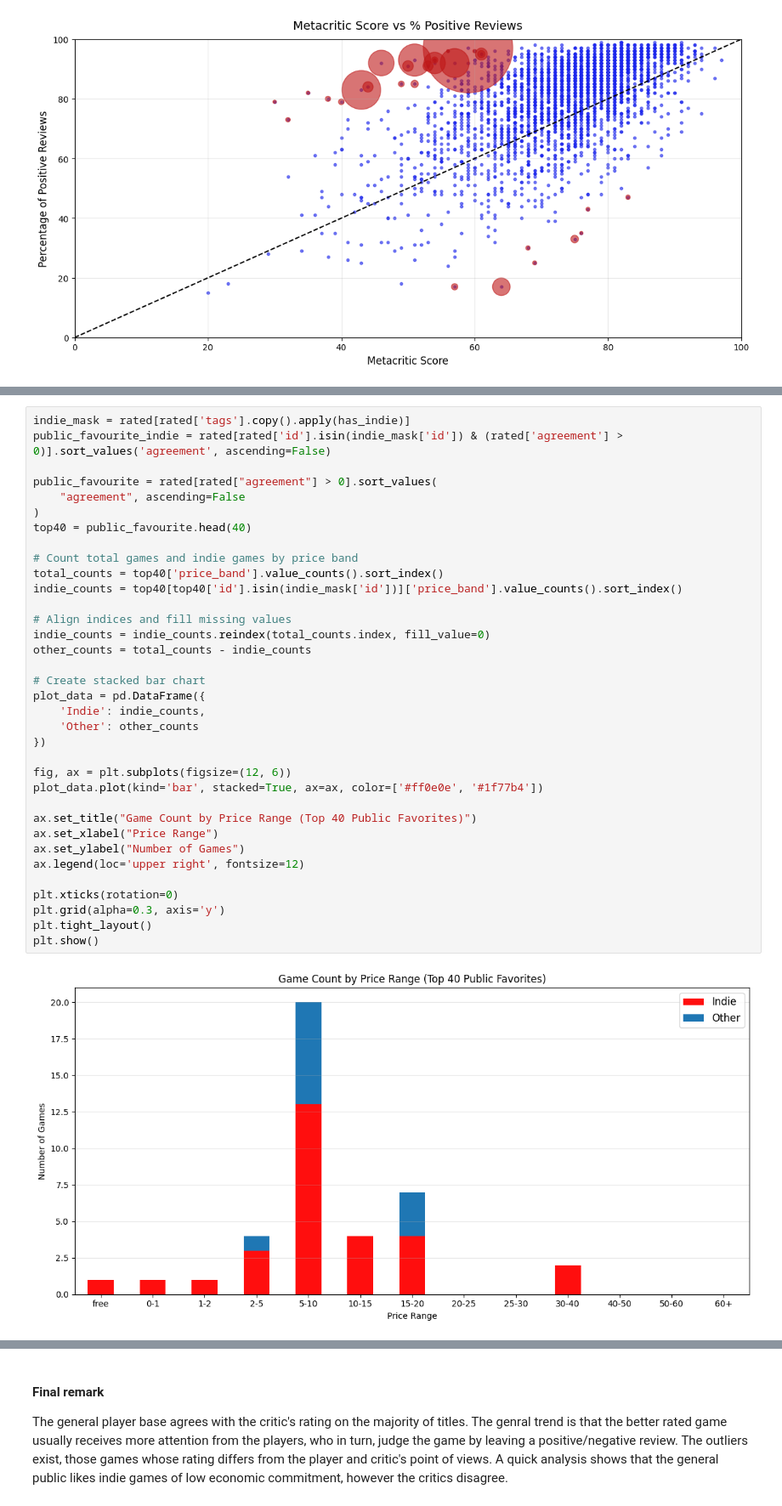
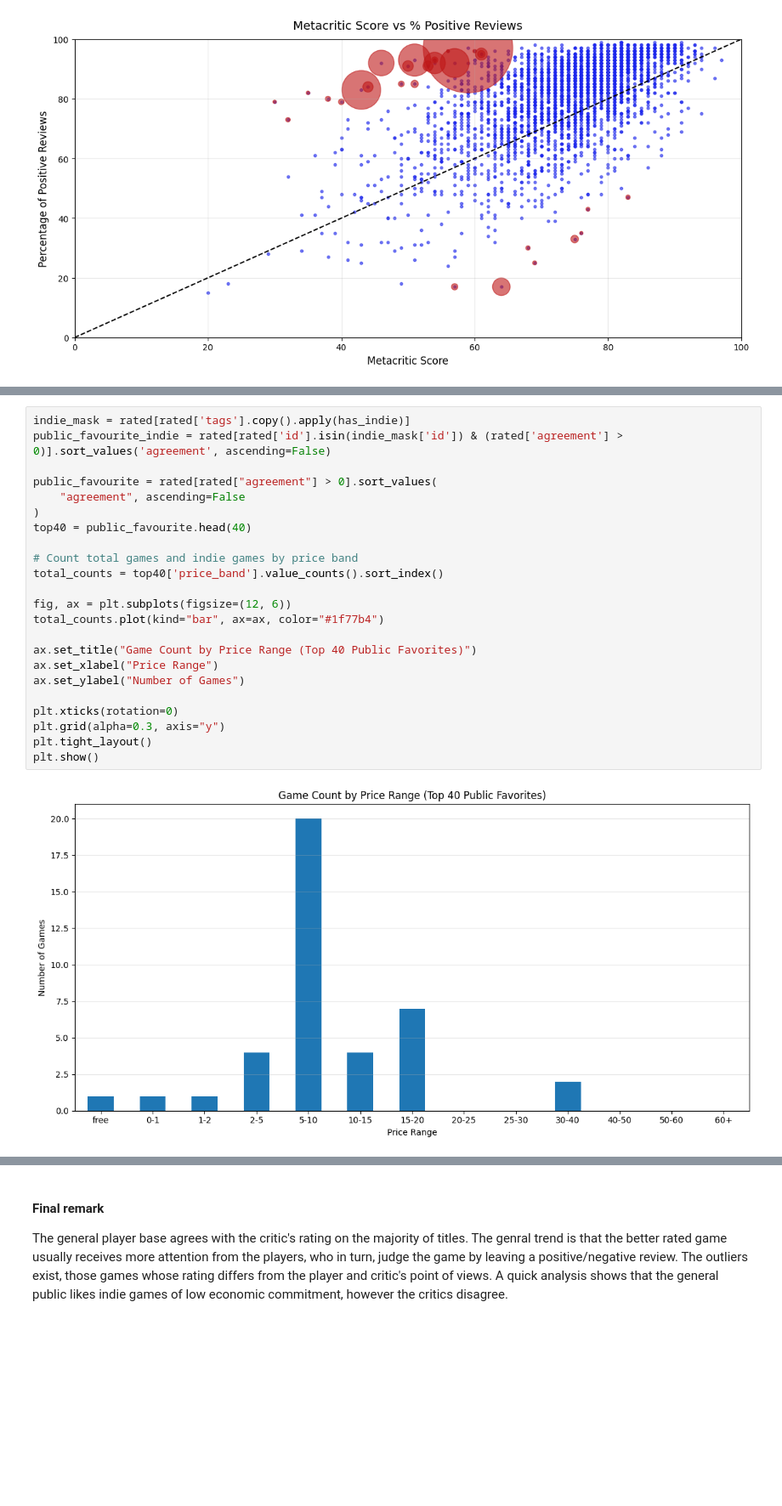
Before and after one commit to Jingrui-Zhu/SLDV, a Jupyter notebook: data_analysis.ipynb, the cells around one changed output, grey strips where cells are left out. Shown at 85% size. Saved outputs shown, nothing was run; the diff lists cells and outputs as text; blank space fills up the shorter version.

```diff
--- a/data_analysis.ipynb
+++ b/data_analysis.ipynb
@@ -1301,37 +1301,25 @@ The results show that most of the top 40 games are of the indie genre, and their
 # %%
 indie_mask = rated[rated['tags'].copy().apply(has_indie)]
 public_favourite_indie = rated[rated['id'].isin(indie_mask['id']) & (rated['agreement'] > 0)].sort_values('agreement', ascending=False)
 
 public_favourite = rated[rated["agreement"] > 0].sort_values(
     "agreement", ascending=False
 )
 top40 = public_favourite.head(40)
 
 # Count total games and indie games by price band
 total_counts = top40['price_band'].value_counts().sort_index()
-indie_counts = top40[top40['id'].isin(indie_mask['id'])]['price_band'].value_counts().sort_index()
-
-# Align indices and fill missing values
-indie_counts = indie_counts.reindex(total_counts.index, fill_value=0)
-other_counts = total_counts - indie_counts
-
-# Create stacked bar chart
-plot_data = pd.DataFrame({
-    'Indie': indie_counts,
-    'Other': other_counts
-})
 
 fig, ax = plt.subplots(figsize=(12, 6))
-plot_data.plot(kind='bar', stacked=True, ax=ax, color=['#ff0e0e', '#1f77b4'])
+total_counts.plot(kind="bar", ax=ax, color="#1f77b4")
 
 ax.set_title("Game Count by Price Range (Top 40 Public Favorites)")
 ax.set_xlabel("Price Range")
 ax.set_ylabel("Number of Games")
-ax.legend(loc='upper right', fontsize=12)
 
 plt.xticks(rotation=0)
-plt.grid(alpha=0.3, axis='y')
+plt.grid(alpha=0.3, axis="y")
 plt.tight_layout()
 plt.show()
 # %% [output]
-[figure, old version]
+[figure, new version]
```
Also changed, not shown: parts of 3 cells of this notebook.
